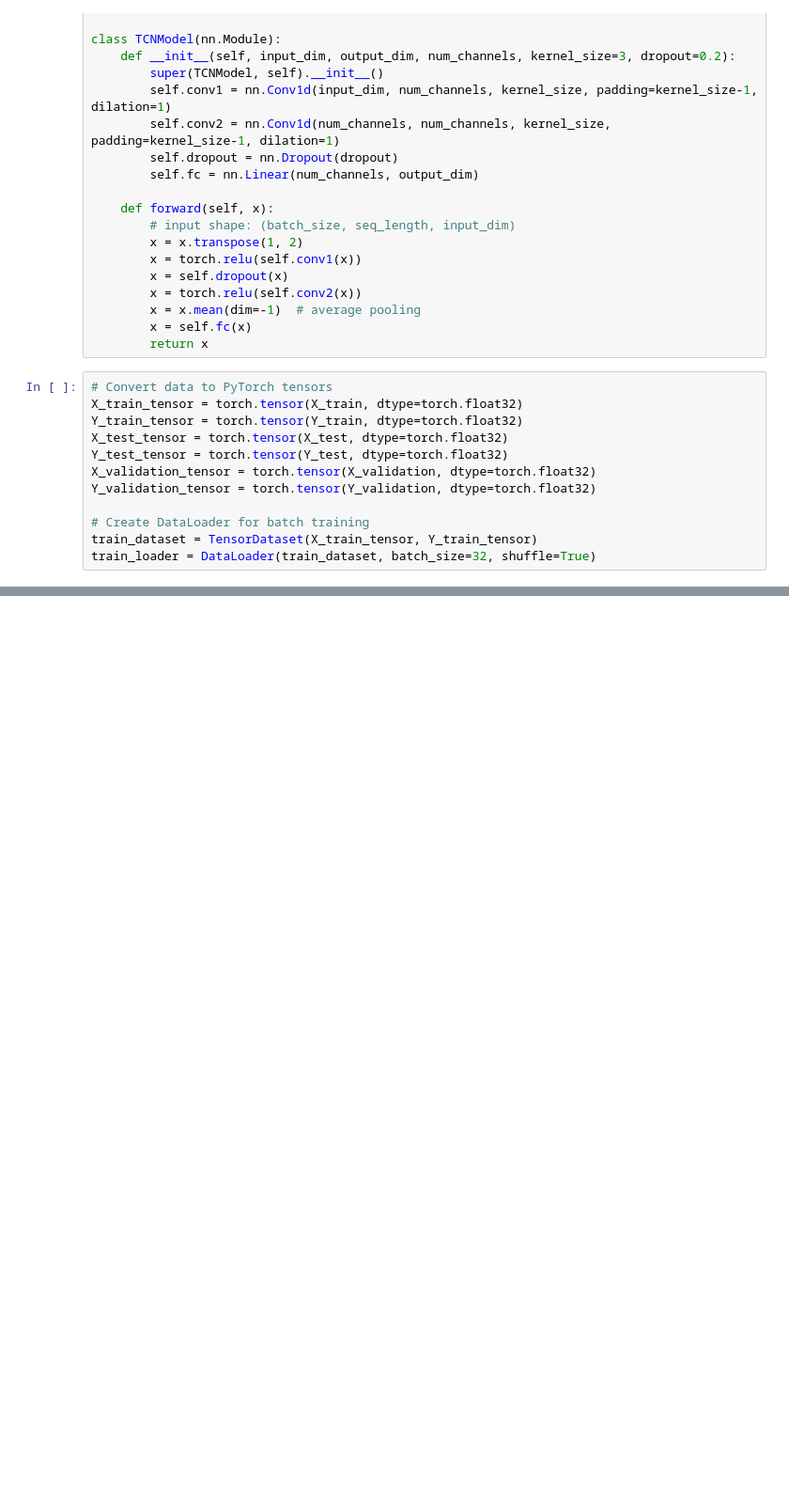
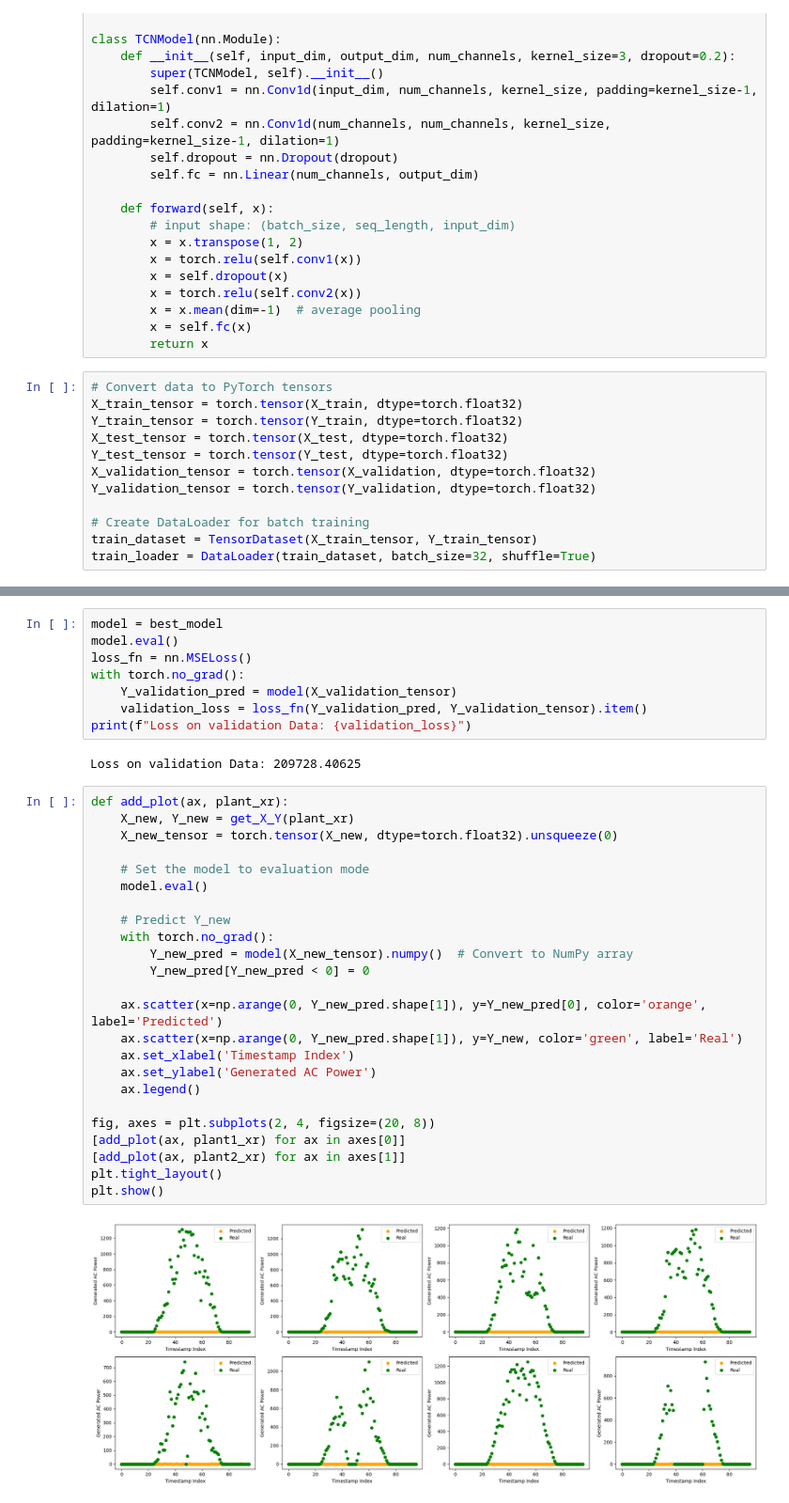
Before and after one commit to Sebewe/SolarPowerPrediction, a Jupyter notebook: 118Bfinal.ipynb, the cells around one changed output, grey strips where cells are left out. Shown: that part at 94% size. Cells and saved outputs as stored; diff of their text form; blank space fills up the shorter version.

```diff
--- a/118Bfinal.ipynb
+++ b/118Bfinal.ipynb
@@ -410,0 +466,36 @@ plt.show()
+# %%
+model = best_model
+model.eval()
+loss_fn = nn.MSELoss()
+with torch.no_grad():
+    Y_validation_pred = model(X_validation_tensor)
+    validation_loss = loss_fn(Y_validation_pred, Y_validation_tensor).item()
+print(f"Loss on validation Data: {validation_loss}")
+# %% [output]
+Loss on validation Data: 209728.40625
+# %%
+def add_plot(ax, plant_xr):
+    X_new, Y_new = get_X_Y(plant_xr)
+    X_new_tensor = torch.tensor(X_new, dtype=torch.float32).unsqueeze(0)
+
+    # Set the model to evaluation mode
+    model.eval()
+
+    # Predict Y_new
+    with torch.no_grad():
+        Y_new_pred = model(X_new_tensor).numpy()  # Convert to NumPy array
+        Y_new_pred[Y_new_pred < 0] = 0
+
+    ax.scatter(x=np.arange(0, Y_new_pred.shape[1]), y=Y_new_pred[0], color='orange', label='Predicted')
+    ax.scatter(x=np.arange(0, Y_new_pred.shape[1]), y=Y_new, color='green', label='Real')
+    ax.set_xlabel('Timestamp Index')
+    ax.set_ylabel('Generated AC Power')
+    ax.legend()
+
+fig, axes = plt.subplots(2, 4, figsize=(20, 8))
+[add_plot(ax, plant1_xr) for ax in axes[0]]
+[add_plot(ax, plant2_xr) for ax in axes[1]]
+plt.tight_layout()
+plt.show()
+# %% [output]
+[figure, added]
```
Also changed, not shown: parts of 8 cells of this notebook.
